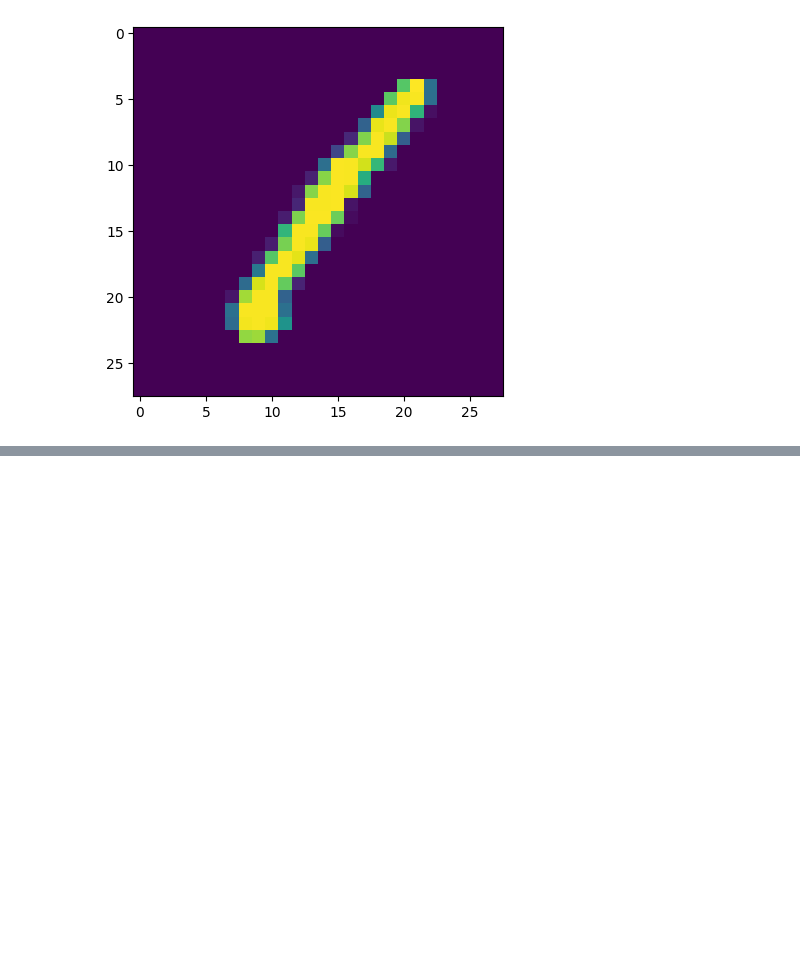
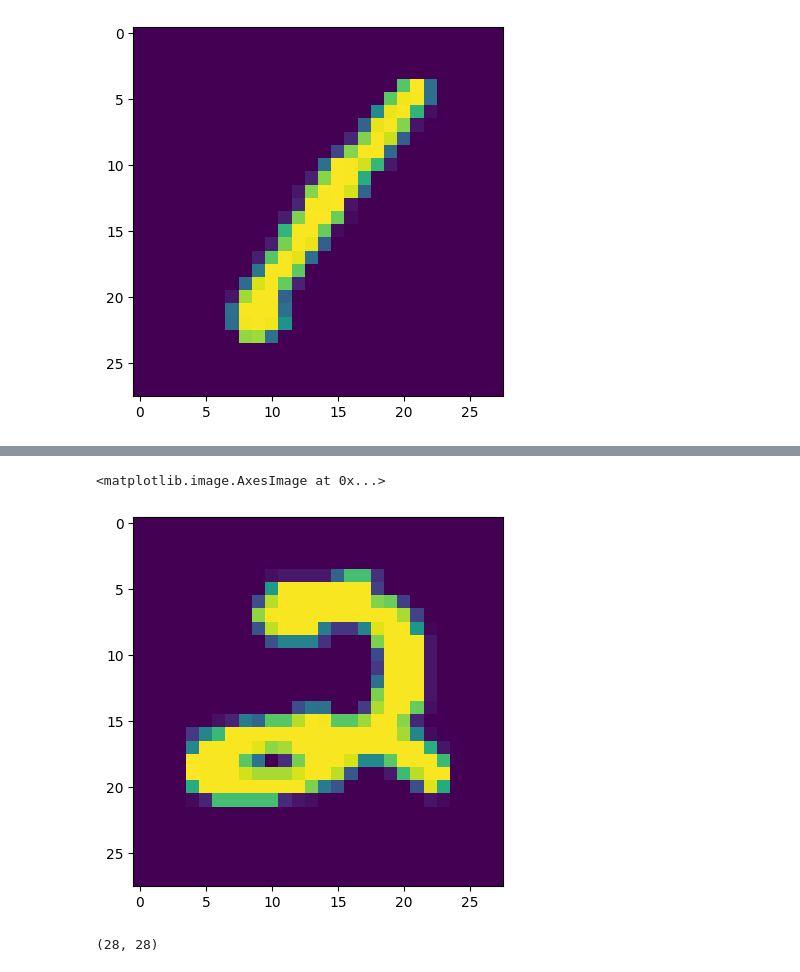
Before and after one commit to lalitha-sahitya/Handwritten-digit-recognition, a Jupyter notebook: ieee_digit_competition.ipynb, the cells around one changed output, grey strips where cells are left out. Drawn from its saved outputs; the diff is of its cells as text; code cells hidden in the pictures; blank space fills up the shorter version.

```diff
--- a/ieee_digit_competition.ipynb
+++ b/ieee_digit_competition.ipynb
@@ -80,0 +90,13 @@ for i in range(len(data)):
+# %%
+test=[]
+for i in range(len(test_data)):
+  test.append(test_data.iloc[i,].values.reshape(28,28))
+# %%
+plt.imshow(test[0])
+# %% [output]
+<matplotlib.image.AxesImage at 0x...>
+[figure, added]
+# %%
+test[0].shape
+# %% [output]
+(28, 28)
```
Also changed, not shown: parts of 19 cells of this notebook.
